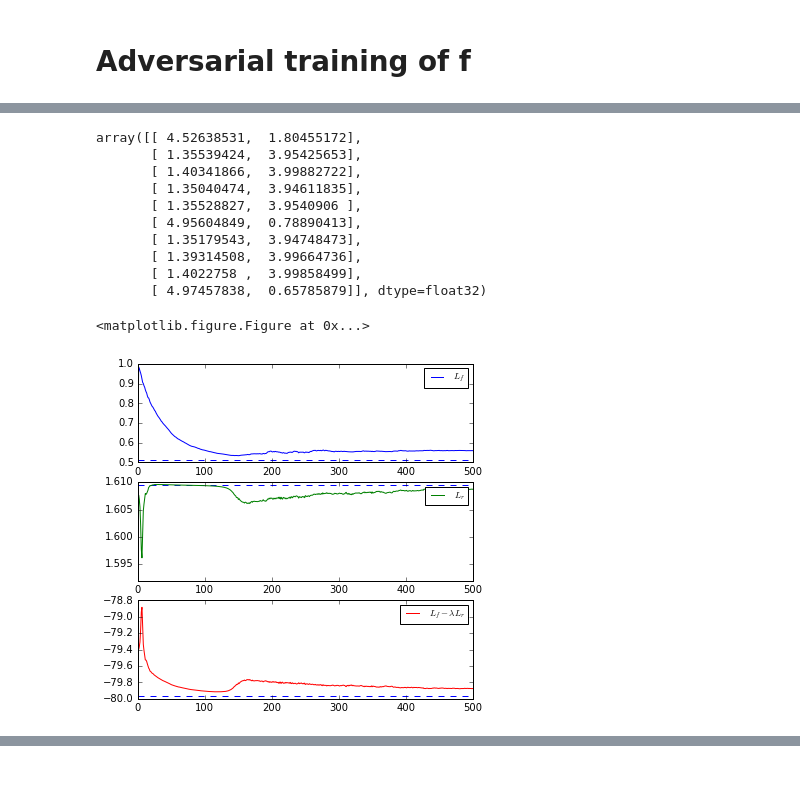
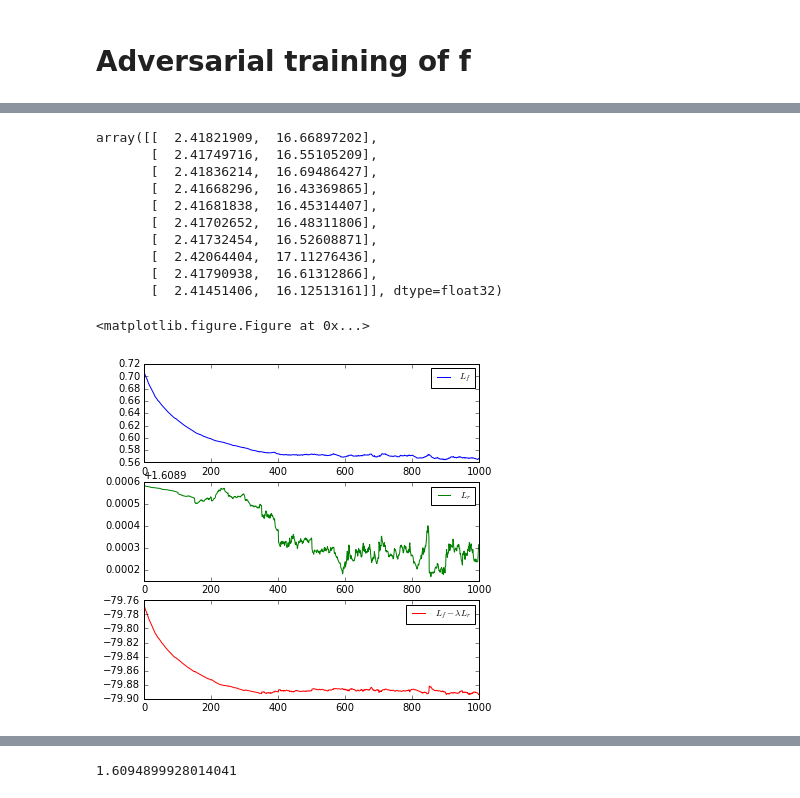
Before and after one commit to glouppe/paper-learning-to-pivot, a Jupyter notebook: code/Toy.ipynb, the cells around one changed output, grey strips where cells are left out. Drawn from its saved outputs; the diff is of its cells as text; code cells hidden in the pictures.

```diff
--- a/code/Toy.ipynb
+++ b/code/Toy.ipynb
@@ -503,17 +503,17 @@ from keras.layers import Input, Dense, Merge, Lambda
 from keras.models import Model
 
 inputs = Input(shape=(X.shape[1],))
-Dx = Dense(30, activation="tanh")(inputs)
-Dx = Dense(30, activation="relu")(Dx)
+Dx = Dense(20, activation="tanh")(inputs)
+Dx = Dense(20, activation="relu")(Dx)
 Dx = Dense(1, activation="sigmoid")(Dx)
 D = Model(input=[inputs], output=[Dx])
 
 # XXX: switch for a mixture density network
 # http://www.cedar.buffalo.edu/~srihari/CSE574/Chap5/Chap5.7-MixDensityNetworks.pdf
 Rx = D(inputs)
-Rx = Dense(30, activation="relu")(Rx)
-Rx = Dense(30, activation="relu")(Rx)
-Rx = Dense(30, activation="relu")(Rx)
+Rx = Dense(20, activation="relu")(Rx)
+Rx = Dense(20, activation="relu")(Rx)
+Rx = Dense(20, activation="relu")(Rx)
 mu = Dense(1, activation="tanh")(Rx)
 mu = Lambda(lambda x: (x+1.0)*2.5)(mu)
 sigma = Dense(1, activation=K.exp)(Rx)
@@ -561,13 +561,13 @@ def make_loss_R(c):
 opt_D = SGD()
 D.compile(loss=[make_loss_D(c=1.0)], optimizer=opt_D)
 
-opt_DRf = SGD(momentum=0.0)
+opt_DRf = SGD(momentum=0.0, lr=0.02)
 DRf = Model(input=[inputs], output=[D(inputs), R(inputs)])
 DRf.compile(loss=[make_loss_D(c=1.0),
                   make_loss_R(c=-lam)],   # compare with c=0.0, ie. when no there is no adversary
             optimizer=opt_DRf)
 
-opt_DfR = SGD(momentum=0.0)
+opt_DfR = SGD(momentum=0.0, lr=0.05)
 DfR = Model(input=[inputs], output=[R(inputs)])
 DfR.compile(loss=[make_loss_R(c=1.0)],
             optimizer=opt_DfR)
@@ -614,5 +614,5 @@ array([[ 2.57462931,  0.98370063],
 # %%
-# Pretraining of D
-D.trainable = True
-R.trainable = False
-D.fit(X_train, y_train, nb_epoch=10)
+# # Pretraining of D
+# D.trainable = True
+# R.trainable = False
+# D.fit(X_train, y_train, nb_epoch=10)
@@ -718,16 +696,16 @@ Epoch 20/20
 # %%
 DfR.predict(X_train[:10])
 # %% [output]
-array([[ 4.52638531,  1.80455172],
-       [ 1.35539424,  3.95425653],
-       [ 1.40341866,  3.99882722],
-       [ 1.35040474,  3.94611835],
-       [ 1.35528827,  3.9540906 ],
-       [ 4.95604849,  0.78890413],
-       [ 1.35179543,  3.94748473],
-       [ 1.39314508,  3.99664736],
-       [ 1.4022758 ,  3.99858499],
-       [ 4.97457838,  0.65785879]], dtype=float32)
+array([[  2.41821909,  16.66897202],
+       [  2.41749716,  16.55105209],
+       [  2.41836214,  16.69486427],
+       [  2.41668296,  16.43369865],
+       [  2.41681838,  16.45314407],
+       [  2.41702652,  16.48311806],
+       [  2.41732454,  16.52608871],
+       [  2.42064404,  17.11276436],
+       [  2.41790938,  16.61312866],
+       [  2.41451406,  16.12513161]], dtype=float32)
 # %%
 from IPython import display
 
@@ -789,25 +738,31 @@ losses = {"L_f": [], "L_r": [], "L_f - L_r": []}
 # %%
 batch_size = 128
 
-for i in range(501):
+for i in range(1001):
     l = DRf.evaluate(X_valid, [y_valid, z_valid], verbose=0)
     losses["L_f - L_r"].append(l[0][None][0])
     losses["L_f"].append(l[1][None][0])
     losses["L_r"].append(-l[2][None][0])
 
     if i % 50 == 0:
         plot_losses(i, losses)
 
     # Fit D
     D.trainable = True
     R.trainable = False
     indices = np.random.permutation(len(X_train))[:batch_size]
     DRf.train_on_batch(X_train[indices], [y_train[indices], z_train[indices]])
 
     # Fit R
     D.trainable = False
     R.trainable = True
-    DfR.fit(X_train, z_train, nb_epoch=1, verbose=0)
+
+    for j in range(100):
+        indices = np.random.permutation(len(X_train))[:batch_size]
+        DfR.train_on_batch(X_train[indices], z_train[indices])
+
+    if i % 50 == 0:
+        DfR.fit(X_train, z_train, nb_epoch=5, verbose=1)
 # %% [output]
 <matplotlib.figure.Figure at 0x...>
-[figure, old version]
+[figure, new version]
@@ -813,0 +779,4 @@ for i in range(501):
+# %%
+losses["L_r"][0] / 50.
+# %% [output]
+1.6094899928014041
```
Also changed, not shown: parts of 14 cells of this notebook, 7 other files.
